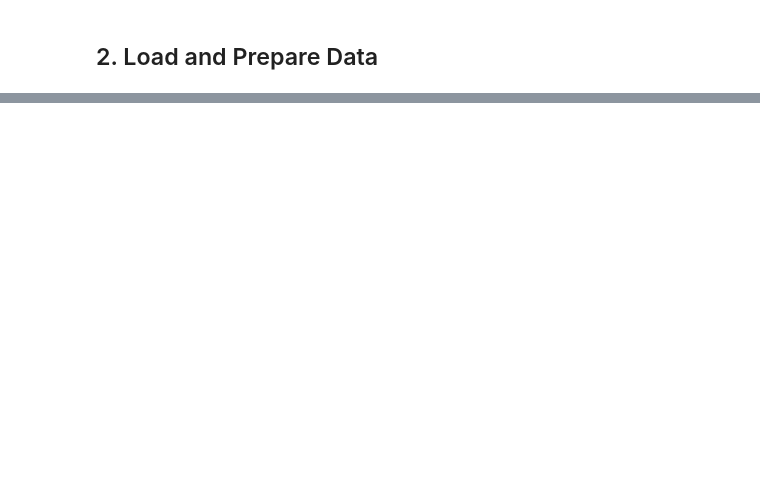
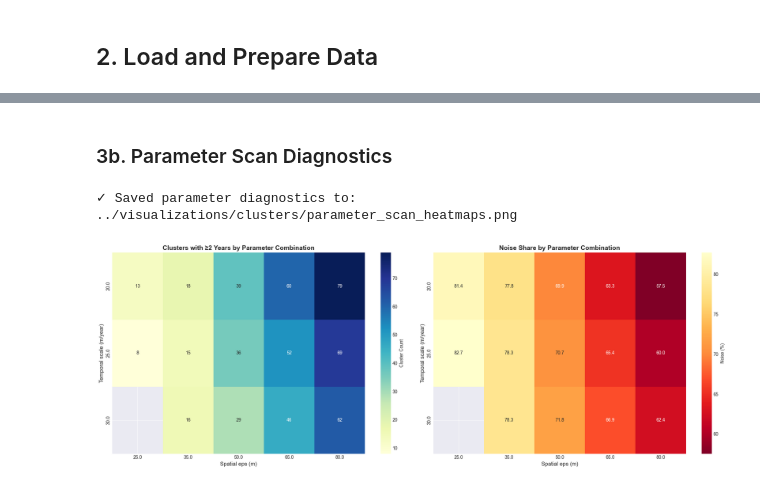
Before and after one commit to IMGROOT2/oak-wilt-detection, a Jupyter notebook: notebooks/clusters.ipynb, the cells around one changed output, grey strips where cells are left out. Cells and saved outputs as stored; diff of their text form; code cells hidden in the pictures; blank space fills up the shorter version.

```diff
--- a/notebooks/clusters.ipynb
+++ b/notebooks/clusters.ipynb
@@ -140,0 +551,66 @@ Running DBSCAN clustering...
+# %% [markdown]
+### 3b. Parameter Scan Diagnostics
+# %%
+if not CONFIG.get('plots_enabled', True):
+    print('Plot generation disabled via CONFIG — skipping parameter diagnostics.')
+elif 'param_results_df' not in globals() or param_results_df.empty:
+    print('⚠️ Parameter grid results not available; rerun the tuning cell first.')
+else:
+    rounded_params = param_results_df.copy()
+    rounded_params['eps_display'] = rounded_params['eps_m'].round(0)
+    rounded_params['temporal_display'] = rounded_params['temporal_scale_m'].round(0)
+
+    cluster_grid = rounded_params.pivot_table(
+        index='temporal_display',
+        columns='eps_display',
+        values='cluster_count',
+        aggfunc='max'
+    )
+
+    noise_grid = rounded_params.pivot_table(
+        index='temporal_display',
+        columns='eps_display',
+        values='noise_pct',
+        aggfunc='mean'
+    )
+
+    if cluster_grid.empty or noise_grid.empty:
+        print('⚠️ Parameter grid lacks enough combinations for diagnostics. Skipping heatmaps.')
+    else:
+        cluster_has_values = np.isfinite(cluster_grid.to_numpy(dtype=float)).any()
+        noise_has_values = np.isfinite(noise_grid.to_numpy(dtype=float)).any()
+
+        if not cluster_has_values or not noise_has_values:
+            print('⚠️ Parameter grid lacked numeric values for heatmaps. Skipping diagnostics.')
+        else:
+            cluster_grid_plot = cluster_grid.sort_index().sort_index(axis=1)
+            noise_grid_plot = noise_grid.reindex(index=cluster_grid_plot.index, columns=cluster_grid_plot.columns)
+
+            if not np.isfinite(noise_grid_plot.to_numpy(dtype=float)).any():
+                print('⚠️ Noise grid lacked numeric values after alignment. Skipping diagnostics.')
+            else:
+                fig, axes = plt.subplots(1, 2, figsize=(20, 7))
+
+                sns.heatmap(
+                    cluster_grid_plot, ax=axes[0], annot=True, fmt='.0f', cmap='YlGnBu', cbar_kws={'label': 'Cluster Count'}
+                )
+                axes[0].set_title('Clusters with ≥2 Years by Parameter Combination', fontsize=14, fontweight='bold')
+                axes[0].set_xlabel('Spatial eps (m)', fontsize=12)
+                axes[0].set_ylabel('Temporal scale (m/year)', fontsize=12)
+
+                sns.heatmap(
+                    noise_grid_plot, ax=axes[1], annot=True, fmt='.1f', cmap='YlOrRd_r', cbar_kws={'label': 'Noise (%)'}
+                )
+                axes[1].set_title('Noise Share by Parameter Combination', fontsize=14, fontweight='bold')
+                axes[1].set_xlabel('Spatial eps (m)', fontsize=12)
+                axes[1].set_ylabel('Temporal scale (m/year)', fontsize=12)
+
+                plt.tight_layout()
+                output_path = Path('../visualizations/clusters/parameter_scan_heatmaps.png')
+                output_path.parent.mkdir(parents=True, exist_ok=True)
+                plt.savefig(output_path, dpi=300, bbox_inches='tight')
+                print(f'✓ Saved parameter diagnostics to: {output_path}')
+                plt.show()
+# %% [output]
+✓ Saved parameter diagnostics to: ../visualizations/clusters/parameter_scan_heatmaps.png
+[figure, added]
```
Also changed, not shown: parts of 38 cells of this notebook, 19 other files.
